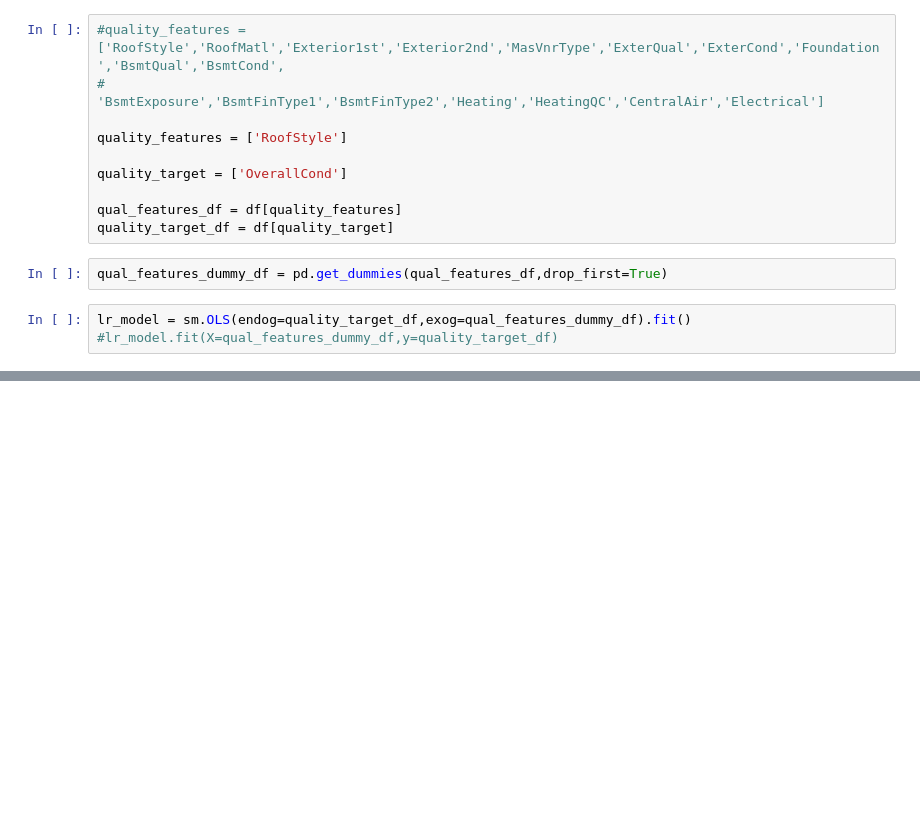
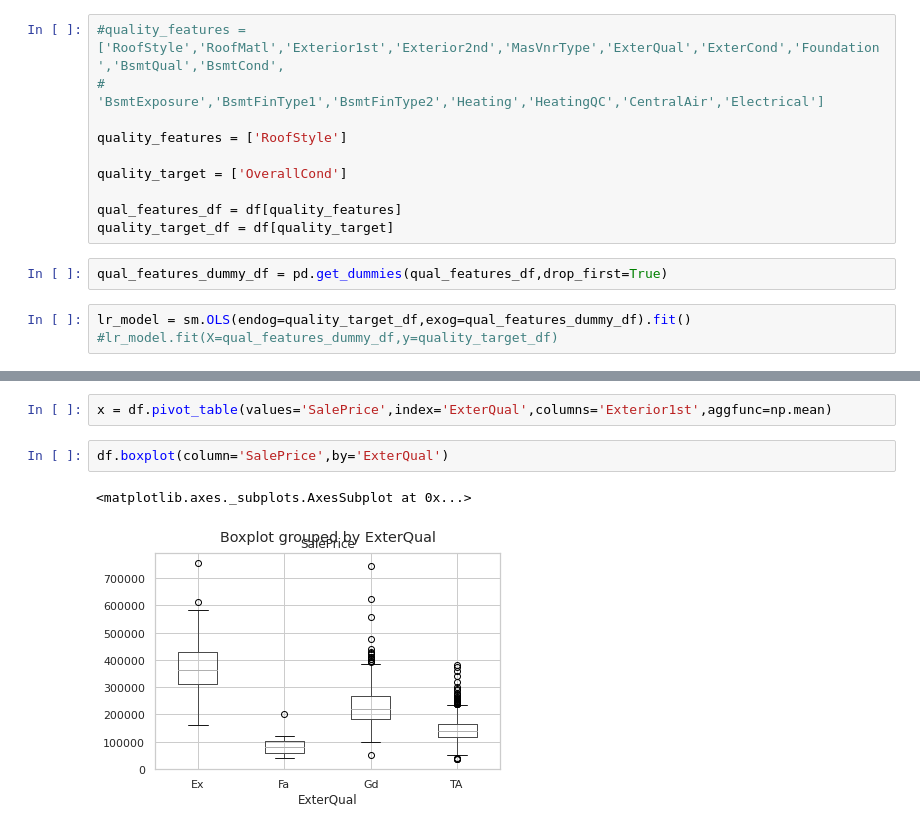
Before and after one commit to prateeksab/housingprices, a Jupyter notebook: Master_book.ipynb, the cells around one changed output, grey strips where cells are left out. Cells and saved outputs as stored; diff of their text form; blank space fills up the shorter version.

```diff
--- a/Master_book.ipynb
+++ b/Master_book.ipynb
@@ -295,0 +316,7 @@ Warnings:
+# %%
+x = df.pivot_table(values='SalePrice',index='ExterQual',columns='Exterior1st',aggfunc=np.mean)
+# %%
+df.boxplot(column='SalePrice',by='ExterQual')
+# %% [output]
+<matplotlib.axes._subplots.AxesSubplot at 0x...>
+[figure, added]
```
Also changed, not shown: parts of 12 cells of this notebook.
